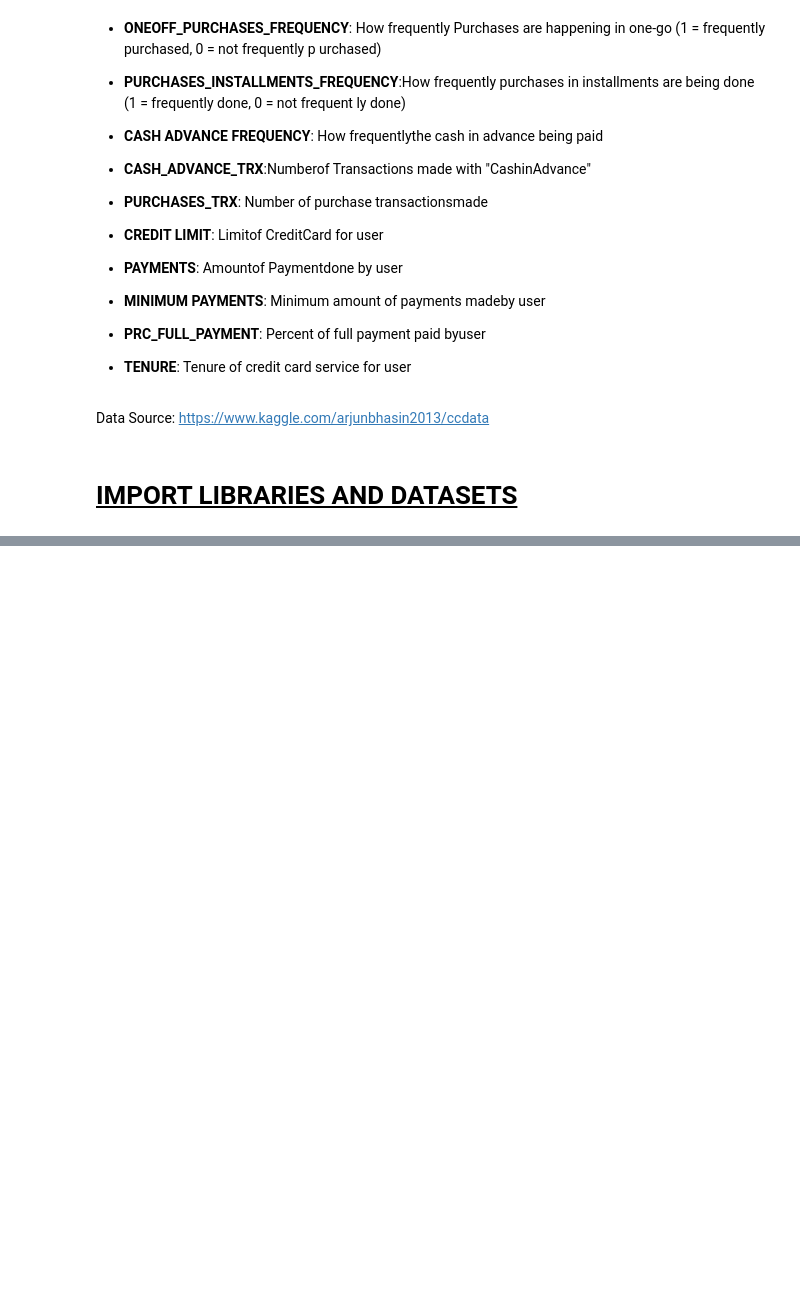
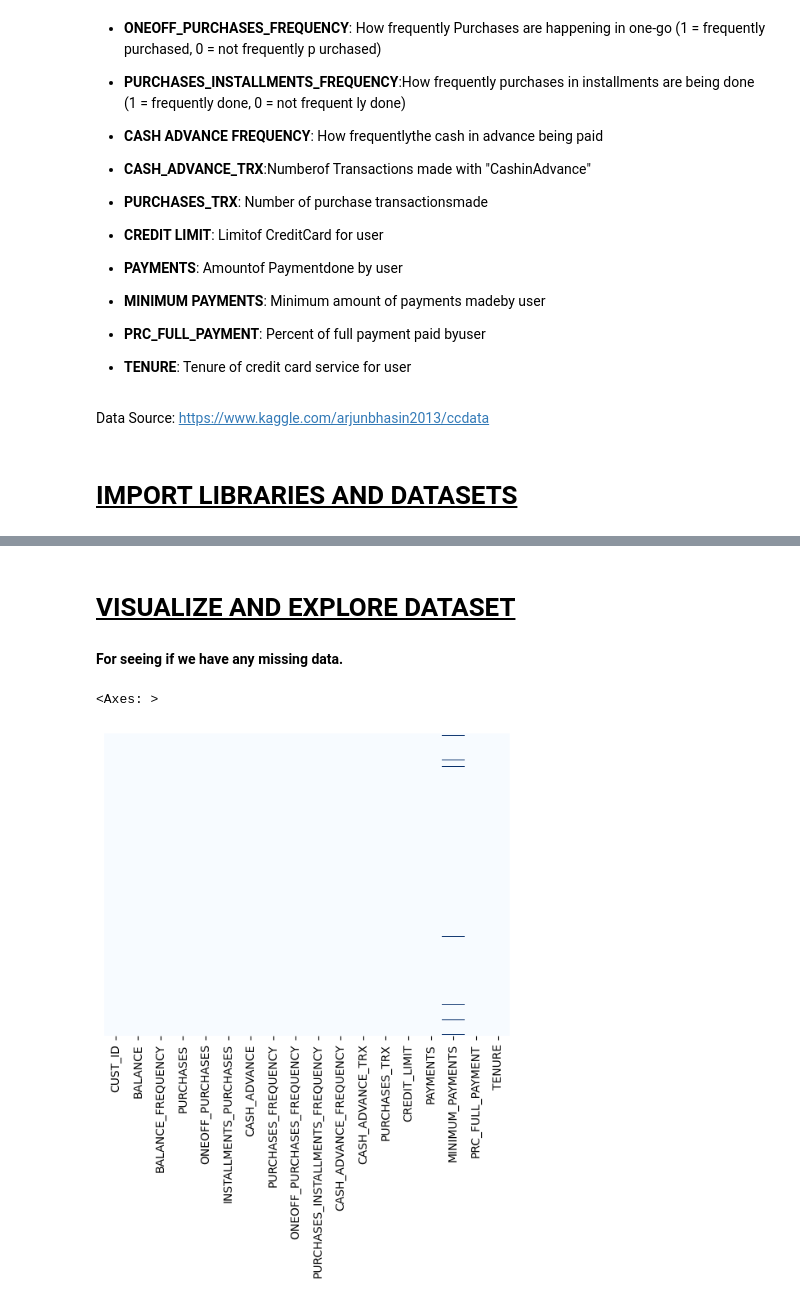
Before and after one commit to FemiAdesola/Data-Science, a Jupyter notebook: Marketing_Department.ipynb, the cells around one changed output, grey strips where cells are left out. Saved outputs shown, nothing was run; the diff lists cells and outputs as text; code cells hidden in the pictures; blank space fills up the shorter version.

Commit message:
Import Libraries and Datasets,  and Perform Data Visualization

```diff
--- a/Marketing_Department.ipynb
+++ b/Marketing_Department.ipynb
@@ -158,0 +84,3 @@ employee_df = pd.read_csv('/content/drive/My Drive/Colab Notebooks/Marketing-dat
+# %%
+# You have to include the full link to the csv file containing your dataset
+creditcard_df = pd.read_csv('/content/drive/My Drive/Colab Notebooks/Marketing-data.csv')
@@ -158,0 +155,10 @@ employee_df = pd.read_csv('/content/drive/My Drive/Colab Notebooks/Marketing-dat
+# %% [markdown]
+# <ins>**VISUALIZE AND EXPLORE DATASET**
+# %% [markdown]
+   **For seeing if we have any missing data.**
+# %%
+
+sns.heatmap(creditcard_df.isnull(), yticklabels = False, cbar = False, cmap="Blues")
+# %% [output]
+<Axes: >
+[figure, added]
```
Also changed, not shown: parts of 47 cells of this notebook.
